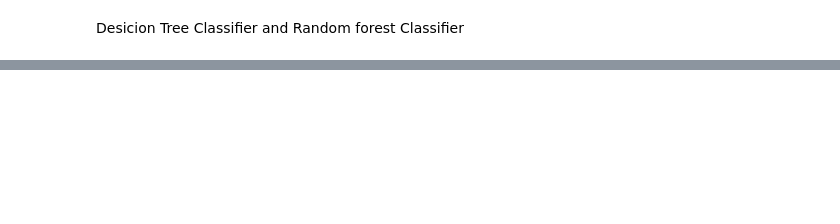
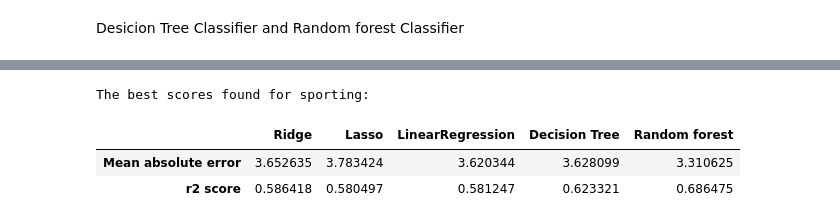
Before and after one commit to ashleyrennnnnn/Assignments-Machine-Learning, a Jupyter notebook: Regression_model_part.ipynb, the cells around one changed output, grey strips where cells are left out. Saved outputs shown, nothing was run; the diff lists cells and outputs as text; code cells hidden in the pictures; blank space fills up the shorter version.

```diff
--- a/Regression_model_part.ipynb
+++ b/Regression_model_part.ipynb
@@ -271,17 +250,22 @@ KeyboardInterrupt: ignored
 # %%
 # DataFrame using arrays.
 import pandas as pd
 
 # initialize data of lists.
 data = {'Ridge':[3.652635,0.586418],
         'Lasso':[3.783424,0.580497],
         'LinearRegression': [3.620344,0.581247],
         'Decision Tree': [3.628099,0.623321],
-        'Random forest':[3.314054,0.687022]}
+        'Random forest':[3.310625	,0.686475]}
 
 # Creates pandas DataFrame.
 df = pd.DataFrame(data, index=['Mean absolute error',
                                'r2 score'])
 print("The best scores found for sporting:")
 # print the data
 df
+# %% [output]
+The best scores found for sporting:
+|  | Ridge | Lasso | LinearRegression | Decision Tree | Random forest |
+| Mean absolute error | 3.652635 | 3.783424 | 3.620344 | 3.628099 | 3.310625 |
+| r2 score | 0.586418 | 0.580497 | 0.581247 | 0.623321 | 0.686475 |
```
Also changed, not shown: parts of 4 cells of this notebook.
